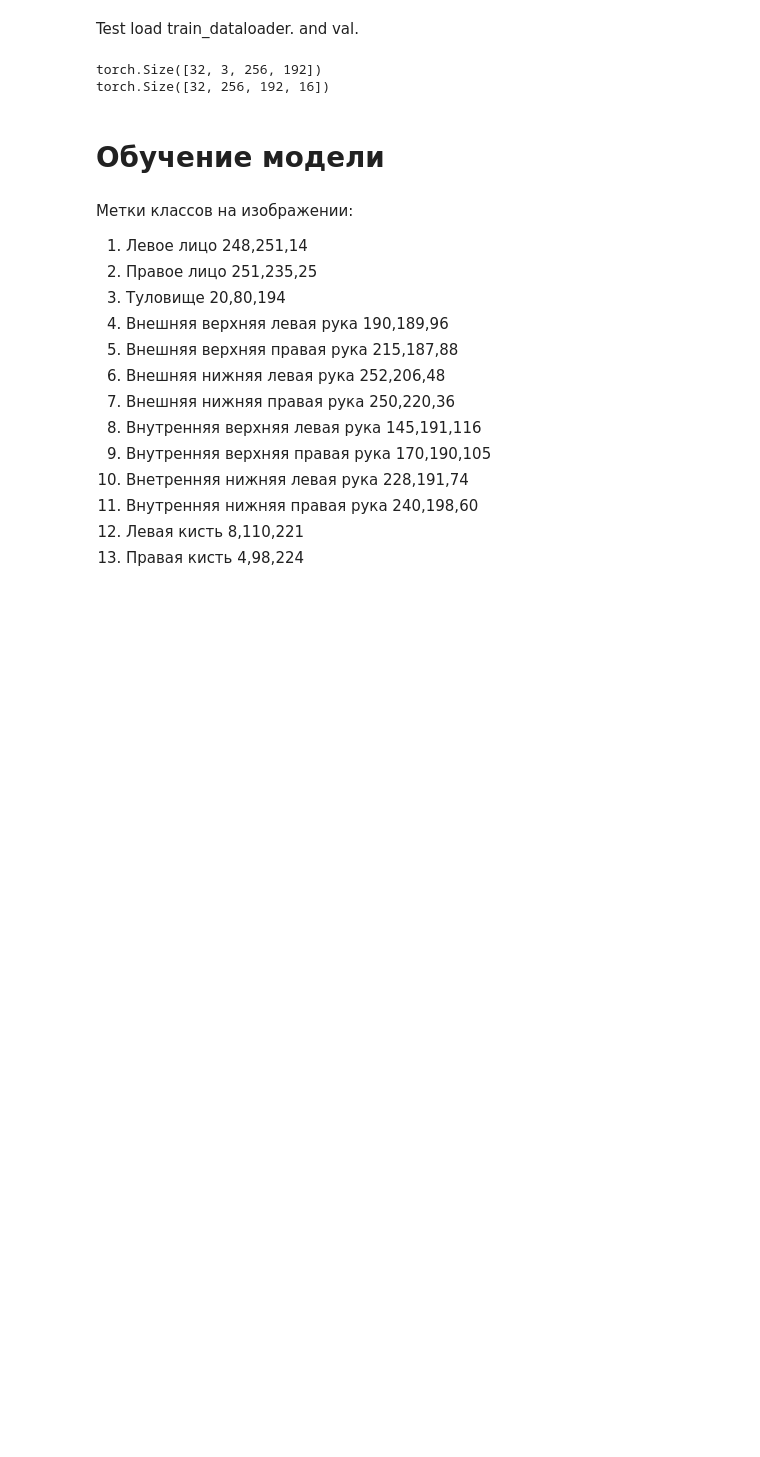
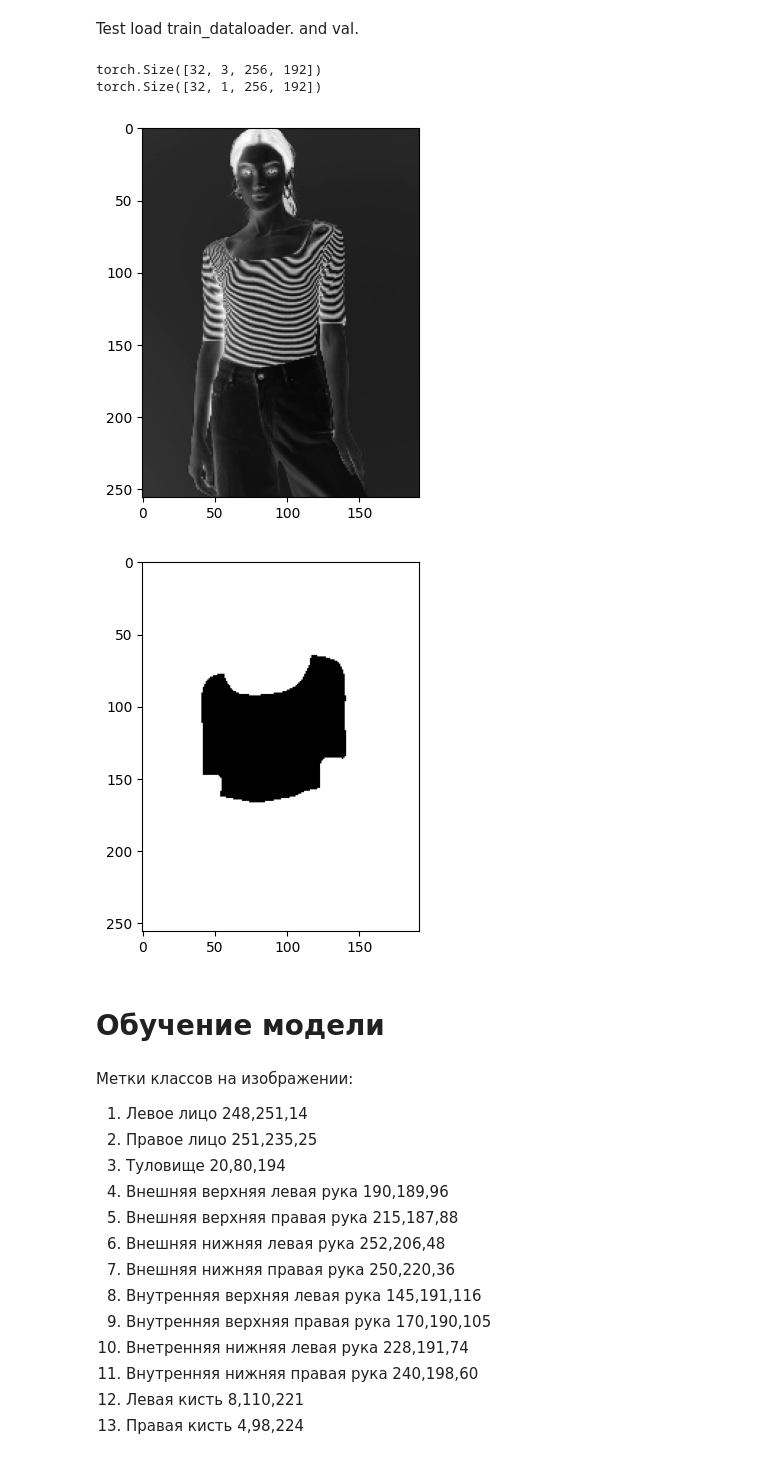
Before and after one commit to EgorProkopov/SMBackEnd, a Jupyter notebook: LookGenerator/networks_training/person_segmentation.ipynb, the cells around one changed output. Saved outputs shown, nothing was run; the diff lists cells and outputs as text; code cells hidden in the pictures; blank space fills up the shorter version.

Commit message:
add show image in test

```diff
--- a/LookGenerator/networks_training/person_segmentation.ipynb
+++ b/LookGenerator/networks_training/person_segmentation.ipynb
@@ -48,13 +49,25 @@ len(val_dataloader)
 # %% [markdown]
 Test load train_dataloader. and val.
-# %%
-for X, y in train_dataloader:
-    print(X.shape)
-    print(y.shape)
-    break
-# %% [output]
-torch.Size([32, 3, 256, 192])
-torch.Size([32, 256, 192, 16])
+# %%
+for X, y in train_dataloader:
+    print(X.shape)
+    print(y.shape)
+    plt.imshow(X.detach().numpy()[0,0,:,:], cmap = 'binary')
+    plt.show()
+    plt.imshow(y.detach().numpy()[0,0,:,:], cmap = 'binary')
+    plt.show()
+    # modelled_img = to_array_from_model_bin_transpose(transform_output(X.detach()))
+    # plt.imshow(modelled_img,cmap = 'binary')
+    # plt.show()
+    # modelled_img = to_array_from_model_bin_transpose(transform_output(y.detach()))
+    # plt.imshow(modelled_img,cmap = 'binary')
+    # plt.show()
+    break
+# %% [output]
+torch.Size([32, 3, 256, 192])
+torch.Size([32, 1, 256, 192])
+[figure, added]
+[figure, added]
 # %% [markdown]
 # Обучение модели
 # %% [markdown]
```
Also changed, not shown: parts of 4 cells of this notebook.
